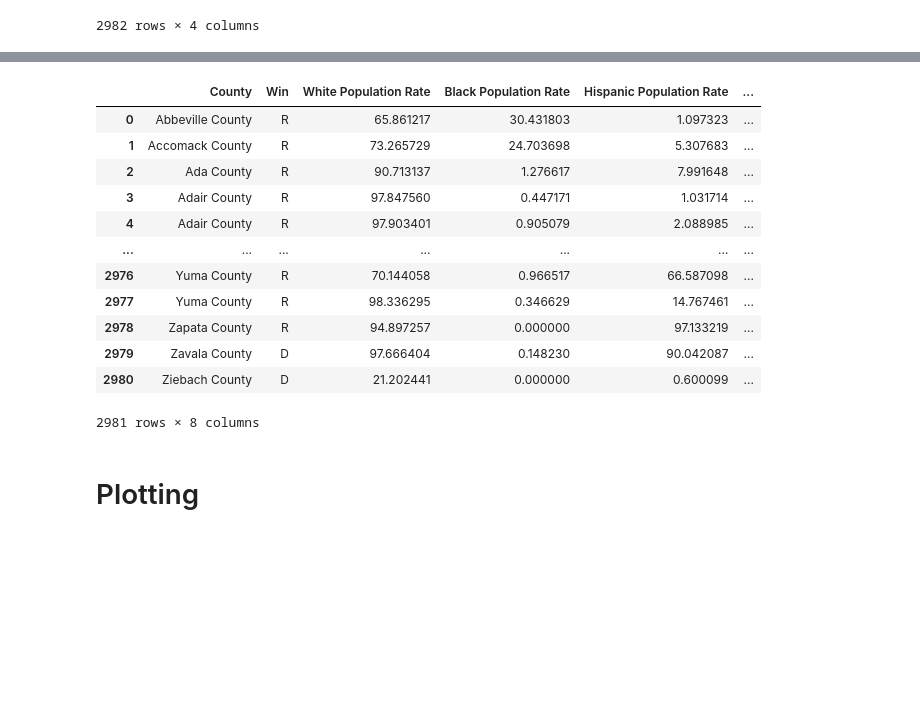
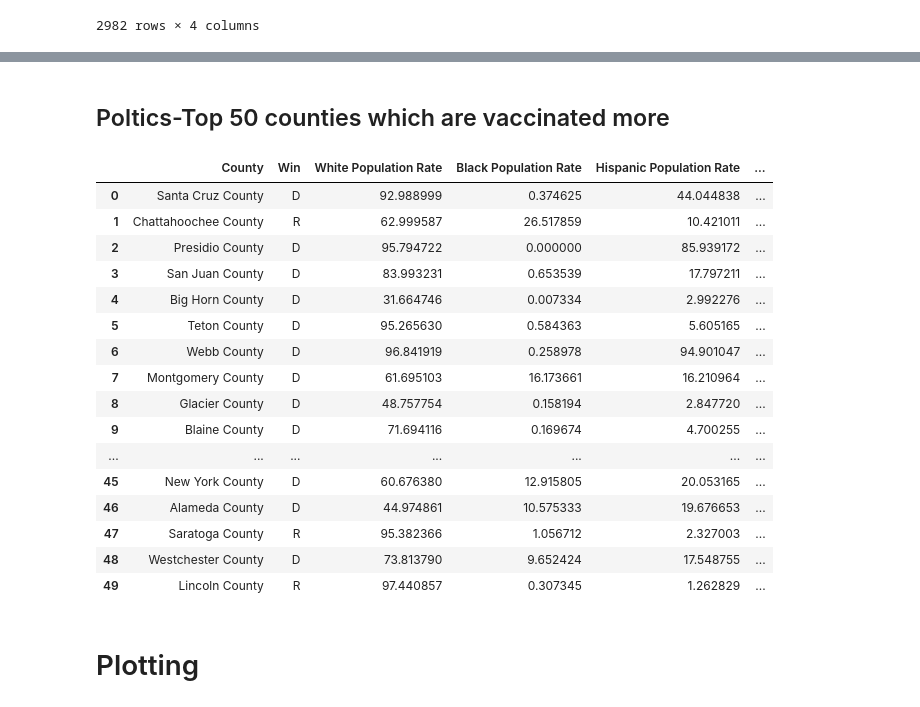
Before and after one commit to pandeysudip/COVID-19-Vaccination-Rate, a Jupyter notebook: Analysis/sqlalchemy.ipynb, the cells around one changed output, grey strips where cells are left out. Drawn from its saved outputs; the diff is of its cells as text; code cells hidden in the pictures; blank space fills up the shorter version.

```diff
--- a/Analysis/sqlalchemy.ipynb
+++ b/Analysis/sqlalchemy.ipynb
@@ -312,33 +331,41 @@ df_alc2
+# %% [markdown]
+## Poltics-Top 50 counties which are vaccinated more
 # %%
 
-sql_3='''SELECT e."County", e."Win", c."White Population Rate",c."Black Population Rate",c."Hispanic Population Rate",c."Asian Population Rate",  v."Completeness_pct", v."Fully_Vaccinated"
+sql_3='''SELECT e."County", e."Win", c."White Population Rate",c."Black Population Rate",c."Hispanic Population Rate",c."Asian Population Rate",  v."Completeness_pct", v."Fully_Vaccinated_12+"
        FROM election AS e
        JOIN census AS c
        ON e."County"=c."County" AND e."State"=c."State"
        JOIN vaccine as v
-       ON c."County"=v."County" AND c."State"=v."State"  '''
+       ON c."County"=v."County" AND c."State"=v."State"
+       ORDER BY v."Fully_Vaccinated_12+" DESC
+       LIMIT 50'''
 # %%
 #using text
 results_3=connection.execute(db.text(sql_3)).fetchall()
 df_3 = pd.DataFrame(results_3, columns=(['County', 'Win',
                                          'White Population Rate','Black Population Rate',
                                          'Hispanic Population Rate','Asian Population Rate',
-                                         'Completeness_pct', 'Fully_Vaccinated']))
+                                         'Completeness_pct', 'Fully_Vaccinated 12+ ']))
 df_3
 # %% [output]
 |  | County | Win | White Population Rate | Black Population Rate | Hispanic Population Rate | ... |
-| 0 | Abbeville County | R | 65.861217 | 30.431803 | 1.097323 | ... |
-| 1 | Accomack County | R | 73.265729 | 24.703698 | 5.307683 | ... |
-| 2 | Ada County | R | 90.713137 | 1.276617 | 7.991648 | ... |
-| 3 | Adair County | R | 97.847560 | 0.447171 | 1.031714 | ... |
-| 4 | Adair County | R | 97.903401 | 0.905079 | 2.088985 | ... |
+| 0 | Santa Cruz County | D | 92.988999 | 0.374625 | 44.044838 | ... |
+| 1 | Chattahoochee County | R | 62.999587 | 26.517859 | 10.421011 | ... |
+| 2 | Presidio County | D | 95.794722 | 0.000000 | 85.939172 | ... |
+| 3 | San Juan County | D | 83.993231 | 0.653539 | 17.797211 | ... |
+| 4 | Big Horn County | D | 31.664746 | 0.007334 | 2.992276 | ... |
+| 5 | Teton County | D | 95.265630 | 0.584363 | 5.605165 | ... |
+| 6 | Webb County | D | 96.841919 | 0.258978 | 94.901047 | ... |
+| 7 | Montgomery County | D | 61.695103 | 16.173661 | 16.210964 | ... |
+| 8 | Glacier County | D | 48.757754 | 0.158194 | 2.847720 | ... |
+| 9 | Blaine County | D | 71.694116 | 0.169674 | 4.700255 | ... |
 | ... | ... | ... | ... | ... | ... | ... |
-| 2976 | Yuma County | R | 70.144058 | 0.966517 | 66.587098 | ... |
-| 2977 | Yuma County | R | 98.336295 | 0.346629 | 14.767461 | ... |
-| 2978 | Zapata County | R | 94.897257 | 0.000000 | 97.133219 | ... |
-| 2979 | Zavala County | D | 97.666404 | 0.148230 | 90.042087 | ... |
-| 2980 | Ziebach County | D | 21.202441 | 0.000000 | 0.600099 | ... |
+| 45 | New York County | D | 60.676380 | 12.915805 | 20.053165 | ... |
+| 46 | Alameda County | D | 44.974861 | 10.575333 | 19.676653 | ... |
+| 47 | Saratoga County | R | 95.382366 | 1.056712 | 2.327003 | ... |
+| 48 | Westchester County | D | 73.813790 | 9.652424 | 17.548755 | ... |
+| 49 | Lincoln County | R | 97.440857 | 0.307345 | 1.262829 | ... |
-2981 rows × 8 columns
 # %% [markdown]
 # Plotting
 # %%
```
Also changed, not shown: parts of 6 cells of this notebook, 3 other files.
